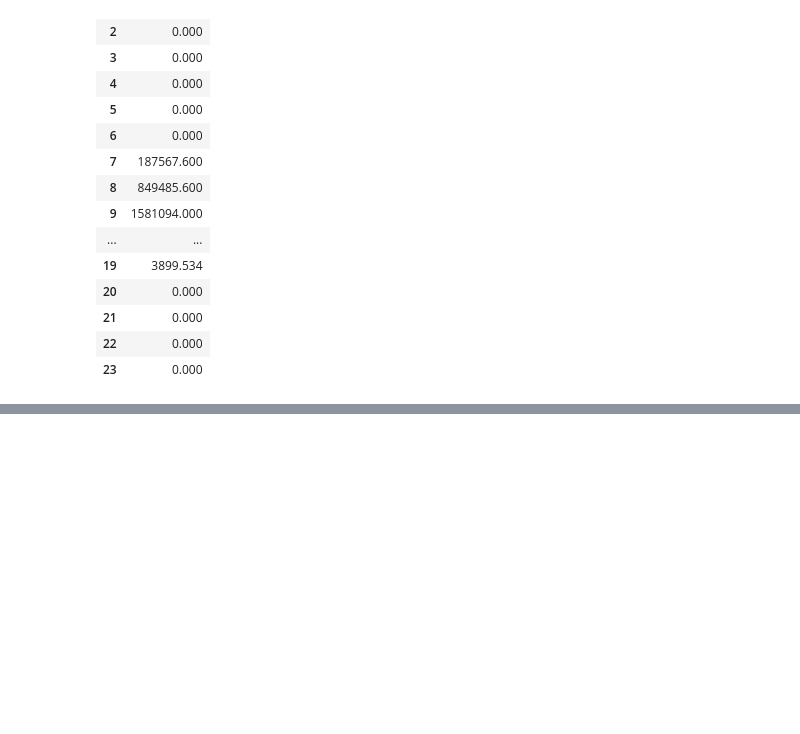
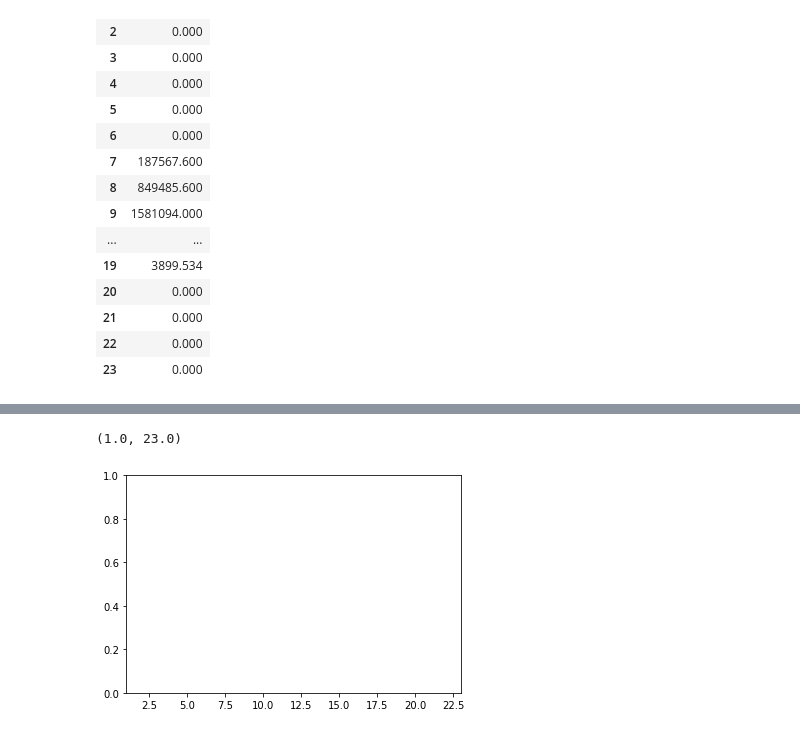
Before and after one commit to felaris/Heat-and-Radiation-for-Dunkwa-On-Offin, a Jupyter notebook: Script_for_Analysis.ipynb, the cells around one changed output, grey strips where cells are left out. Drawn from its saved outputs; the diff is of its cells as text; code cells hidden in the pictures; blank space fills up the shorter version.

```diff
--- a/Script_for_Analysis.ipynb
+++ b/Script_for_Analysis.ipynb
@@ -5,6 +5,9 @@ import matplotlib.pyplot as plt
 # %%
 clear_sky_data = pd.read_csv('clear_sky_radiation_for-DunkwaOnOffin_2021-04-16.csv')
 net_solar_data = pd.read_csv('net_solar_heatnet-solar-heat-for-DunkwaOnOffin_2021-04-16.csv')
+time = pd.DataFrame({
+    'time': ['00','01','02','03','04','05','06','07','08','09','10','11','12','13','14','15','16','17','18','19','20','21','22','23']
+})
 # %%
 #clear_sky_data.head()
 clear_sky = pd.DataFrame(clear_sky_data)
@@ -48,3 +51,9 @@ net_solar
 | 21 | 0.000 |
 | 22 | 0.000 |
 | 23 | 0.000 |
+# %%
+x = clear_sky.rename(columns={'#   value ':'clear-sky-radiation'})
+
+y = net_solar.rename(columns={'#   value ':'net-solar-radiation'})
+#y
+x.head()#y
@@ -50,0 +67,9 @@ net_solar
+# %%
+frames = [time,x,y]
+data = pd.concat(frames, axis=1)
+#data
+plotcolor = ['green','yellow','orange','blue']
+plt.xlim([1, 23])
+# %% [output]
+(1.0, 23.0)
+[figure, added]
```
Also changed, not shown: parts of 2 cells of this notebook, 1 other file.
